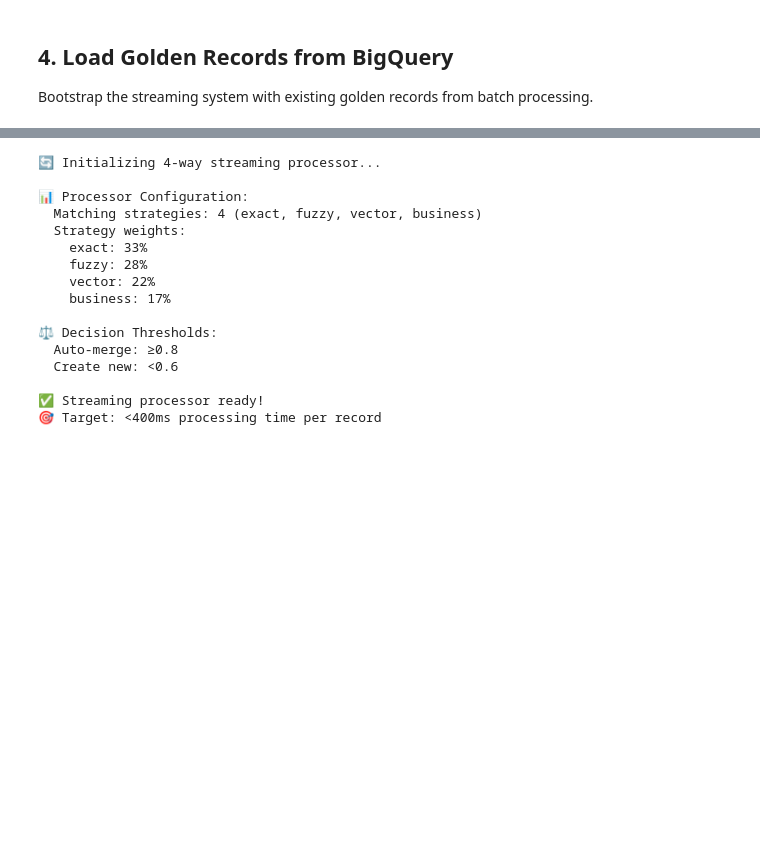
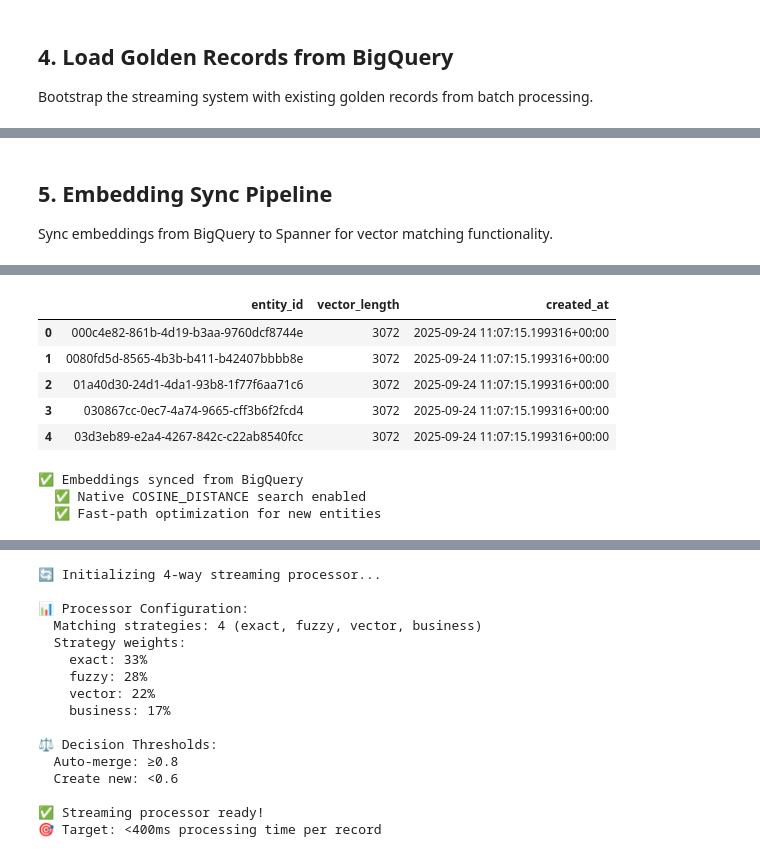
Before and after one commit to johanesalxd/mdm-gcp, a Jupyter notebook: streaming_mdm_gcp/streaming_mdm_processing.ipynb, the cells around one changed output, grey strips where cells are left out. Saved outputs shown, nothing was run; the diff lists cells and outputs as text; code cells hidden in the pictures; blank space fills up the shorter version.

```diff
--- a/streaming_mdm_gcp/streaming_mdm_processing.ipynb
+++ b/streaming_mdm_gcp/streaming_mdm_processing.ipynb
@@ -223,3 +234,74 @@ except Exception as e:
 | 2 | 064acc1718b073764e63539db2e41fe84351 | SHAUNXJONES | patrickdarin@example.com | 18124382 | 4 | batch_migrated |
 | 3 | 07a2038841964b97649af78fea800ebcb29c | DAVID WALKER | andrew83@outlook.com | 5016031051 | 3 | batch_migrated |
 | 4 | 0894b8e347814bdbb43518d52da1f72e0cd4 | ANTHONY VAUGHAN | leescott@example.com | 563768970 | 3 | batch_migrated |
+# %% [markdown]
+## 5. Embedding Sync Pipeline
+
+Sync embeddings from BigQuery to Spanner for vector matching functionality.
+# %%
+print("🔄 Syncing embeddings from BigQuery to Spanner...")
+print()
+
+try:
+    # Check if embeddings exist in BigQuery
+    embeddings_check_query = f"""
+    SELECT COUNT(*) as total_records,
+           COUNT(ml_generate_embedding_result) as records_with_embeddings
+    FROM `{bq_helper.dataset_ref}.customers_with_embeddings`
+    WHERE ml_generate_embedding_result IS NOT NULL
+    """
+
+    embeddings_stats = bq_helper.execute_query(embeddings_check_query)
+
+    if not embeddings_stats.empty and embeddings_stats.iloc[0]['records_with_embeddings'] > 0:
+        total_embeddings = embeddings_stats.iloc[0]['records_with_embeddings']
+        print(
+            f"✅ Found {total_embeddings} records with embeddings in BigQuery")
+
+        # Sync embeddings to Spanner
+        synced_count = spanner_helper.sync_embeddings_from_bigquery(bq_helper)
+
+        if synced_count > 0:
+            print(
+                f"✅ Successfully synced {synced_count} embeddings to Spanner")
+
+            # Verify embedding sync
+            embedding_count_query = """
+            SELECT COUNT(*) as embedding_count
+            FROM entity_embeddings
+            WHERE embedding IS NOT NULL
+            """
+
+            embedding_count_df = spanner_helper.execute_sql(
+                embedding_count_query)
+            if not embedding_count_df.empty:
+                spanner_embedding_count = embedding_count_df.iloc[0]['col_0']
+                print(f"📊 Embeddings in Spanner: {spanner_embedding_count}")
+
+                # Show sample embeddings
+                sample_embeddings_query = """
+                SELECT entity_id, ARRAY_LENGTH(embedding) as vector_length, created_at
+                FROM entity_embeddings
+                WHERE embedding IS NOT NULL
+                LIMIT 5
+                """
+
+                sample_embeddings_df = spanner_helper.execute_sql(
+                    sample_embeddings_query)
+                if not sample_embeddings_df.empty:
+                    sample_embeddings_df.columns = [
+                        'entity_id', 'vector_length', 'created_at']
+                    print("\n🔍 Sample Embeddings in Spanner:")
+                    display(sample_embeddings_df)
+
+                print("\n✅ Embeddings synced from BigQuery")
+                print("  ✅ Native COSINE_DISTANCE search enabled")
+                print("  ✅ Fast-path optimization for new entities")
+        else:
+            print("⚠️ No embeddings were synced to Spanner")
+    else:
+        print("⚠️ No embeddings found in BigQuery")
+        print("💡 Run the batch processing notebook first to generate embeddings")
+except Exception as e:
+    print(f"❌ Error syncing embeddings: {e}")
+# %% [output]
@@ -226 +318,10 @@ except Exception as e:
+|  | entity_id | vector_length | created_at |
+| 0 | 000c4e82-861b-4d19-b3aa-9760dcf8744e | 3072 | 2025-09-24 11:07:15.199316+00:00 |
+| 1 | 0080fd5d-8565-4b3b-b411-b42407bbbb8e | 3072 | 2025-09-24 11:07:15.199316+00:00 |
+| 2 | 01a40d30-24d1-4da1-93b8-1f77f6aa71c6 | 3072 | 2025-09-24 11:07:15.199316+00:00 |
+| 3 | 030867cc-0ec7-4a74-9665-cff3b6f2fcd4 | 3072 | 2025-09-24 11:07:15.199316+00:00 |
+| 4 | 03d3eb89-e2a4-4267-842c-c22ab8540fcc | 3072 | 2025-09-24 11:07:15.199316+00:00 |
+✅ Embeddings synced from BigQuery
+  ✅ Native COSINE_DISTANCE search enabled
+  ✅ Fast-path optimization for new entities
 # %% [markdown]
```
Also changed, not shown: parts of 18 cells of this notebook, 4 other files.
